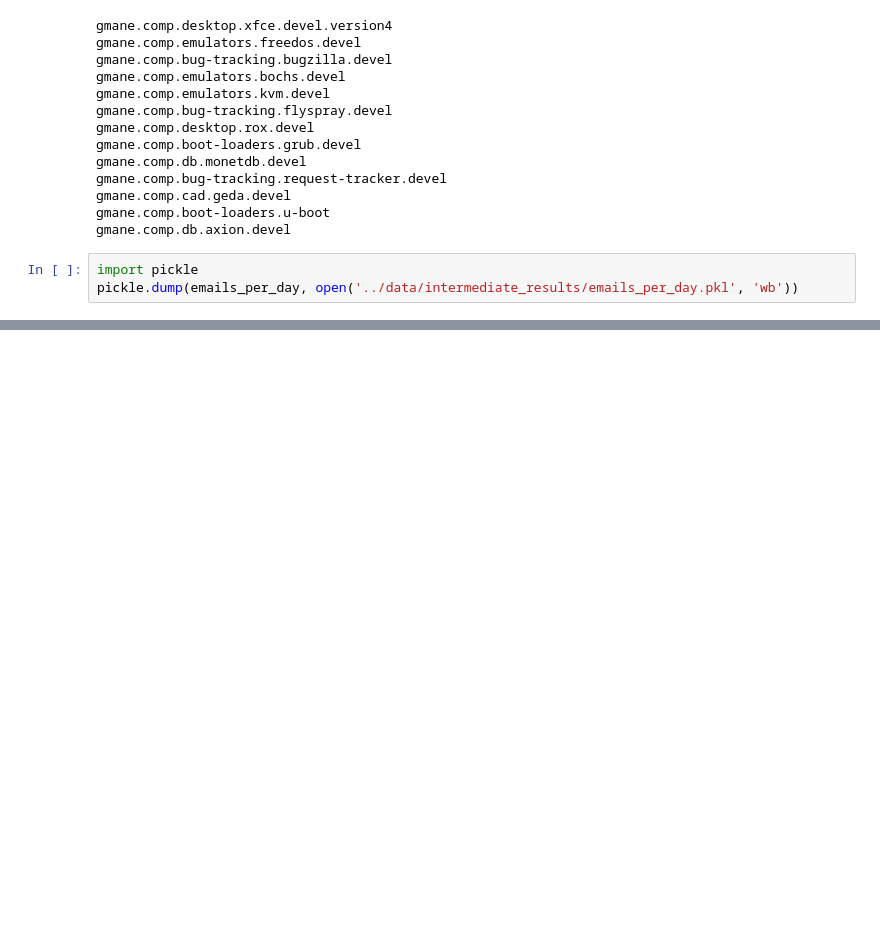
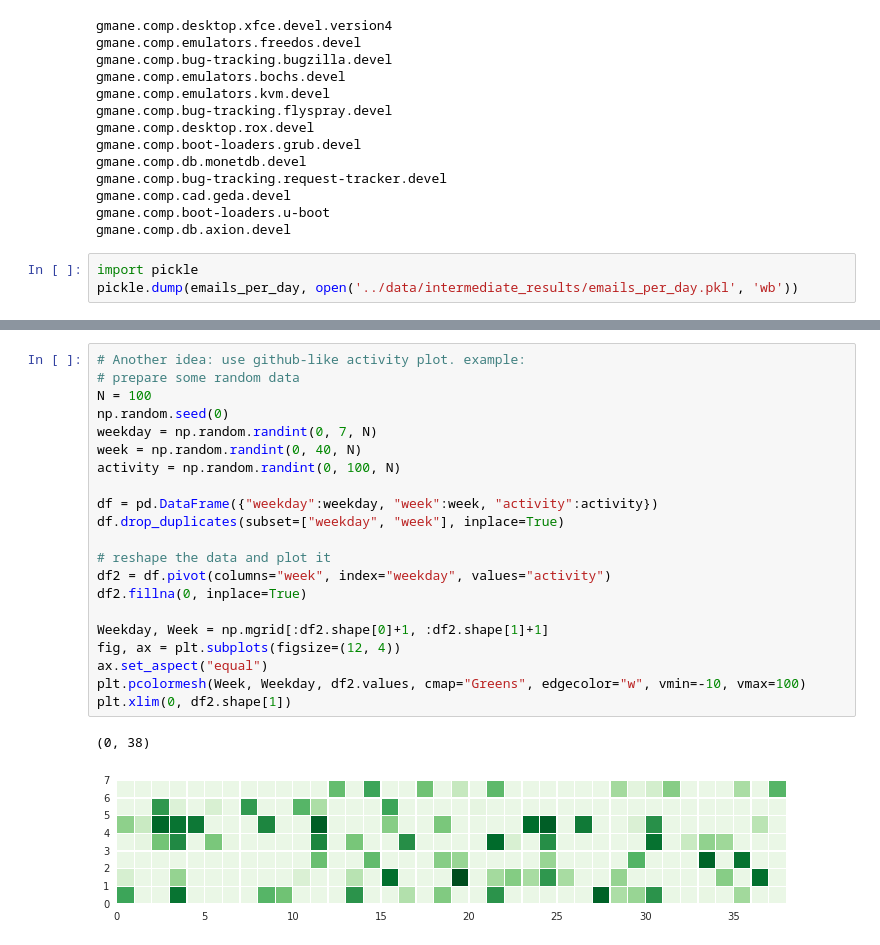
Before and after one commit to zormit/oss-innovation, a Jupyter notebook: email_desi.ipynb, the cells around one changed output, grey strips where cells are left out. Drawn from its saved outputs; the diff is of its cells as text; blank space fills up the shorter version.

```diff
--- a/email_desi.ipynb
+++ b/email_desi.ipynb
@@ -67,0 +145,24 @@ pickle.dump(emails_per_day, open('../data/intermediate_results/emails_per_day.pk
+# %%
+# Another idea: use github-like activity plot. example:
+# prepare some random data
+N = 100
+np.random.seed(0)
+weekday = np.random.randint(0, 7, N)
+week = np.random.randint(0, 40, N)
+activity = np.random.randint(0, 100, N)
+
+df = pd.DataFrame({"weekday":weekday, "week":week, "activity":activity})
+df.drop_duplicates(subset=["weekday", "week"], inplace=True)
+
+# reshape the data and plot it
+df2 = df.pivot(columns="week", index="weekday", values="activity")
+df2.fillna(0, inplace=True)
+
+Weekday, Week = np.mgrid[:df2.shape[0]+1, :df2.shape[1]+1]
+fig, ax = plt.subplots(figsize=(12, 4))
+ax.set_aspect("equal")
+plt.pcolormesh(Week, Weekday, df2.values, cmap="Greens", edgecolor="w", vmin=-10, vmax=100)
+plt.xlim(0, df2.shape[1])
+# %% [output]
+(0, 38)
+[figure, added]
```
Also changed, not shown: parts of 5 cells of this notebook.
